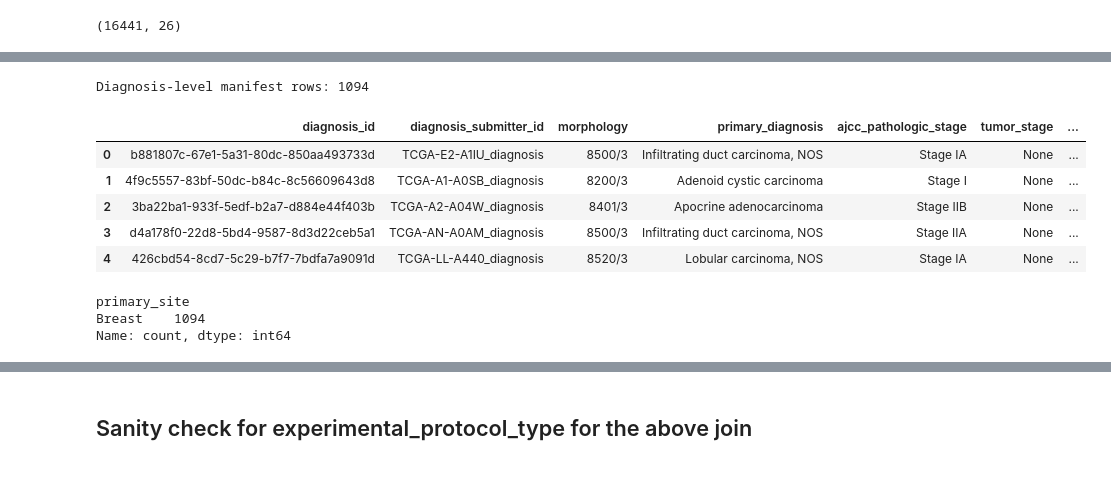
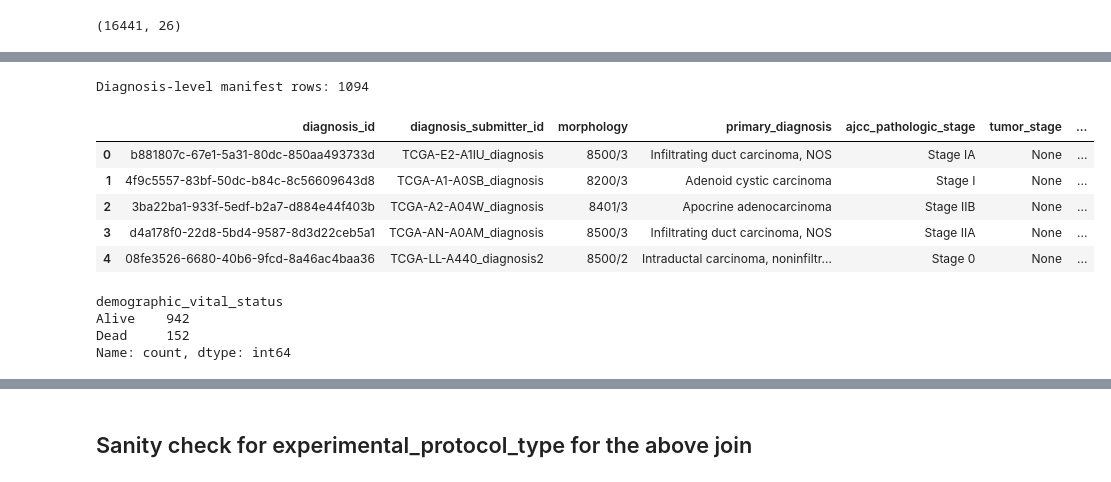
Before and after one commit to sarthak-arora1997/tcga-brca-multiomics-subtyping, a Jupyter notebook: notebooks/01_download_and_organize_data.ipynb, the cells around one changed output, grey strips where cells are left out. Cells and saved outputs as stored; diff of their text form; code cells hidden in the pictures.

Commit message:
adding clinical top level data to the most recent diagnoses in the clinical json file

```diff
--- a/notebooks/01_download_and_organize_data.ipynb
+++ b/notebooks/01_download_and_organize_data.ipynb
@@ -16,6 +16,10 @@ import sys
 from pathlib import Path
 
 import pandas as pd
+
+pd.set_option('display.max_columns', None)
+pd.set_option('display.expand_frame_repr', False)
+
 
 def find_project_root(start: Path) -> Path:
     for candidate in [start, *start.parents]:
@@ -267,8 +265,34 @@ Molecular test columns: []
 |  | ethnicity | gender | race | vital_status | age_at_index | submitter_id | days_to_birth | demographic_id | ... |
 | 0 | not reported | female | black or african american | Dead | 36 | TCGA-A2-A04P_demographic | -13238 | 92faa22e-8e19-5502-987c-a62ee8b80f49 | ... |
 # %%
+
 # Build diagnosis-level manifest from clinical cart metadata by taking the latest diagnosis into consideration
 def build_diagnosis_manifest(records: list[dict[str, object]]) -> pd.DataFrame:
+    def flatten_case_metadata(record: dict[str, object]) -> dict[str, object]:
+        flat: dict[str, object] = {}
+
+        def _walk(value: object, prefix: str) -> None:
+            if isinstance(value, dict):
+                for child_key, child_value in value.items():
+                    next_prefix = f"{prefix}_{child_key}" if prefix else child_key
+                    _walk(child_value, next_prefix)
+            elif isinstance(value, list):
+                return
+            else:
+                if prefix:
+                    flat[prefix] = value
+
+        for key, value in record.items():
+            if key == 'diagnoses':
+                continue
+            if isinstance(value, dict):
+                _walk(value, key)
+            elif isinstance(value, list):
+                continue
+            else:
+                flat[key] = value
+        return flat
+
     rows: list[dict[str, object]] = []
     for record in records:
         case_base = {
@@ -278,47 +302,52 @@ def build_diagnosis_manifest(records: list[dict[str, object]]) -> pd.DataFrame:
             'disease_type': record.get('disease_type'),
             'primary_site': record.get('primary_site'),
         }
+        case_flat = flatten_case_metadata(record)
         diagnoses = record.get('diagnoses', [])
         if not diagnoses:
             continue
         latest = max(
             diagnoses,
             key=lambda d: (
+                d.get('age_at_diagnosis') or -1,
+                d.get('days_to_diagnosis') or -1,
                 d.get('year_of_diagnosis') or -1,
-                d.get('age_at_diagnosis') or -1,
                 d.get('days_to_last_follow_up') or -1,
             ),
         )
         diag_row = {
             'diagnosis_id': latest.get('diagnosis_id'),
             'diagnosis_submitter_id': latest.get('submitter_id'),
             'morphology': latest.get('morphology'),
             'primary_diagnosis': latest.get('primary_diagnosis'),
             'ajcc_pathologic_stage': latest.get('ajcc_pathologic_stage'),
             'tumor_stage': latest.get('tumor_stage'),
             'year_of_diagnosis': latest.get('year_of_diagnosis'),
             'age_at_diagnosis': latest.get('age_at_diagnosis'),
+            'days_to_diagnosis': latest.get('days_to_diagnosis'),
         }
+        diag_row.update(case_flat)
         diag_row.update(case_base)
         rows.append(diag_row)
     return pd.DataFrame(rows)
 
 diagnosis_manifest = build_diagnosis_manifest(clinical_metadata_records)
 print(f'Diagnosis-level manifest rows: {len(diagnosis_manifest)}')
 diagnosis_manifest.head()
 # %% [output]
 Diagnosis-level manifest rows: 1094
 |  | diagnosis_id | diagnosis_submitter_id | morphology | primary_diagnosis | ajcc_pathologic_stage | tumor_stage | ... |
 | 0 | b881807c-67e1-5a31-80dc-850aa493733d | TCGA-E2-A1IU_diagnosis | 8500/3 | Infiltrating duct carcinoma, NOS | Stage IA | None | ... |
 | 1 | 4f9c5557-83bf-50dc-b84c-8c56609643d8 | TCGA-A1-A0SB_diagnosis | 8200/3 | Adenoid cystic carcinoma | Stage I | None | ... |
 | 2 | 3ba22ba1-933f-5edf-b2a7-d884e44f403b | TCGA-A2-A04W_diagnosis | 8401/3 | Apocrine adenocarcinoma | Stage IIB | None | ... |
 | 3 | d4a178f0-22d8-5bd4-9587-8d3d22ceb5a1 | TCGA-AN-A0AM_diagnosis | 8500/3 | Infiltrating duct carcinoma, NOS | Stage IIA | None | ... |
-| 4 | 426cbd54-8cd7-5c29-b7f7-7bdfa7a9091d | TCGA-LL-A440_diagnosis | 8520/3 | Lobular carcinoma, NOS | Stage IA | None | ... |
+| 4 | 08fe3526-6680-40b6-9fcd-8a46ac4baa36 | TCGA-LL-A440_diagnosis2 | 8500/2 | Intraductal carcinoma, noninfiltr... | Stage 0 | None | ... |
 # %%
-diagnosis_manifest['primary_site'].value_counts()
+diagnosis_manifest['demographic_vital_status'].value_counts()
 # %% [output]
-primary_site
-Breast    1094
+demographic_vital_status
+Alive    942
+Dead     152
 Name: count, dtype: int64
 # %%
 # diagnosis_manifest.shape
```
Also changed, not shown: parts of 4 cells of this notebook.
